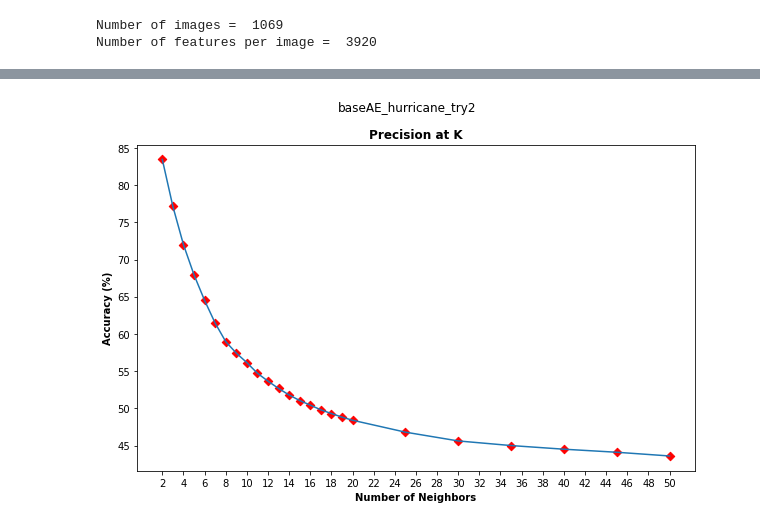
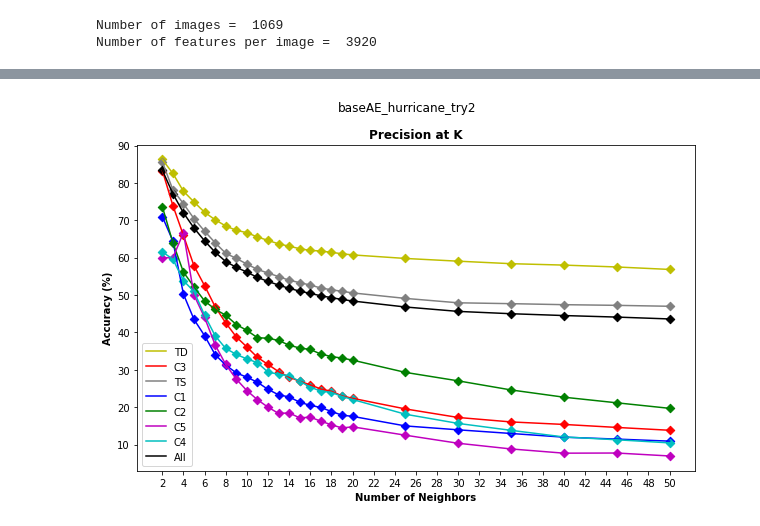
Before and after one commit to satyarth934/FDL2020_KnowledgeDiscoveryFramework, a Jupyter notebook: notebooks/Evaluation_P_at_K_Hurricane.ipynb, the cells around one changed output, grey strips where cells are left out. Saved outputs shown, nothing was run; the diff lists cells and outputs as text; code cells hidden in the pictures.

Commit message:
Updating the Precision@K metric to plot per class performance. Also will have to normalize it to address the class imbalance issue.

```diff
--- a/notebooks/Evaluation_P_at_K_Hurricane.ipynb
+++ b/notebooks/Evaluation_P_at_K_Hurricane.ipynb
@@ -141,12 +196,17 @@ def calculate_accuracy(feature_list, num_nearest_neighbors):
 # Select the number of neighbors to check for accuracy measurement
 # num_neighbor_check = [2,3,4,5,10,20,30,40,50]
 num_neighbor_check = [2, 3, 4, 5, 6, 7, 8, 9, 10, 11, 12, 13, 14, 15, 16, 17, 18, 19, 20, 25, 30, 35, 40, 45, 50]
-# num_neighbor_check = [2]
+# num_neighbor_check = [2, 3, 4]
 
-presion_k = []
+precision_k = {}
 for num_neighbor in num_neighbor_check:
     print(num_neighbor)
-    presion_k.append(calculate_accuracy(feature_list, num_neighbor))
+#     presion_k.append(calculate_accuracy(feature_list, num_neighbor))
+    precision_k_intermediate = calculate_per_class_accuracy(feature_list, num_neighbor)
+    for k in precision_k_intermediate:
+        val = precision_k.get(k, [])
+        val.append(precision_k_intermediate[k])
+        precision_k[k] = val
 # %% [output]
 2
 Please use `tqdm.notebook.tqdm` instead of `tqdm.tqdm_notebook`
@@ -167,14 +262,19 @@ Accuracy is  64.51
 Please use `tqdm.notebook.tqdm` instead of `tqdm.tqdm_notebook`
 ... (39 outputs left out)
 # %%
+color_map = {'C1':'b', 'C2':'g', 'C3':'r', 'C4':'c', 'C5':'m', 'TD':'y', 'TS':'gray', 'All':'k'}
+
 plt.figure(figsize=(10,6))
 plt.suptitle(MODEL_NAME)
-plt.scatter(num_neighbor_check, presion_k, c='r', marker='D')
-plt.plot(num_neighbor_check, presion_k)
 plt.xticks(np.arange(2, 51, 2))
 plt.xlabel('Number of Neighbors', fontweight='bold')
 plt.ylabel('Accuracy (%)', fontweight='bold')
 plt.title('Precision at K', fontweight='bold')
+for k in precision_k:
+    plt.scatter(num_neighbor_check, precision_k[k], c=color_map[k], marker='D')
+    plt.plot(num_neighbor_check, precision_k[k], c=color_map[k])
+plt.legend(labels=list(precision_k.keys()))
+
 plt.savefig(P_AT_K_PLOT)
 # %% [output]
-[figure, old version]
+[figure, new version]
```
Also changed, not shown: parts of 2 cells of this notebook, 1 other file.
